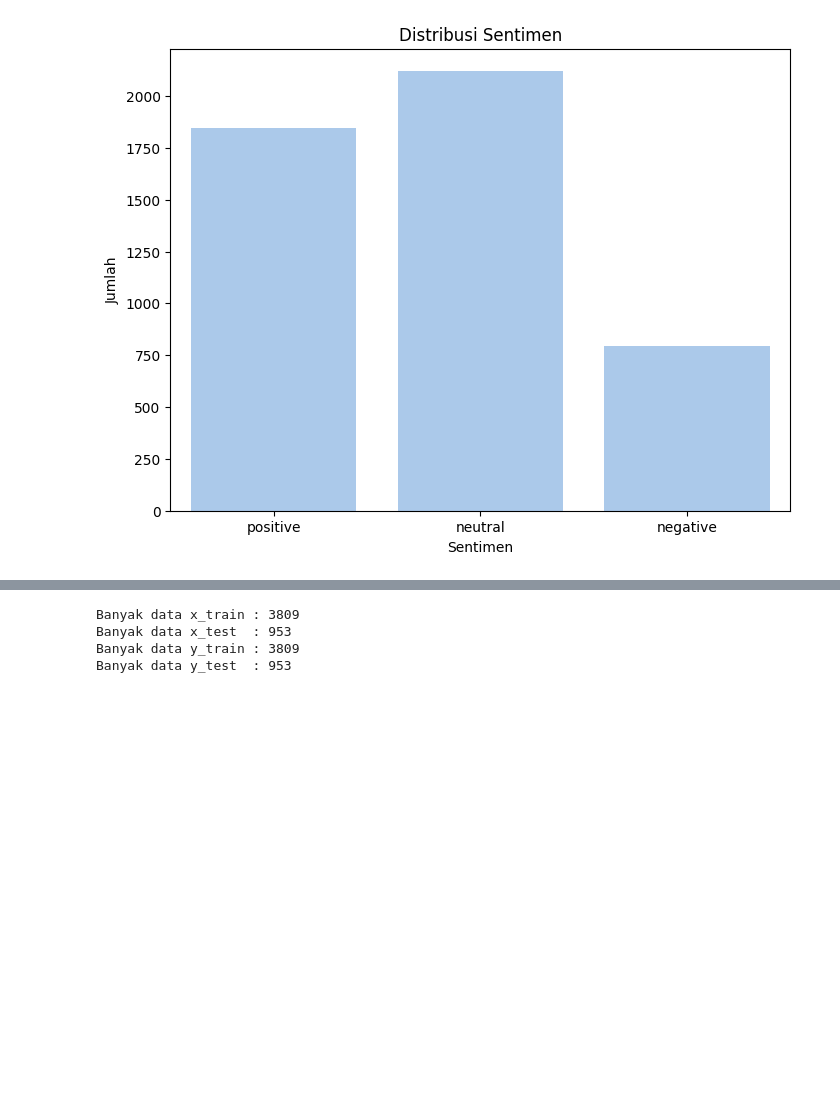
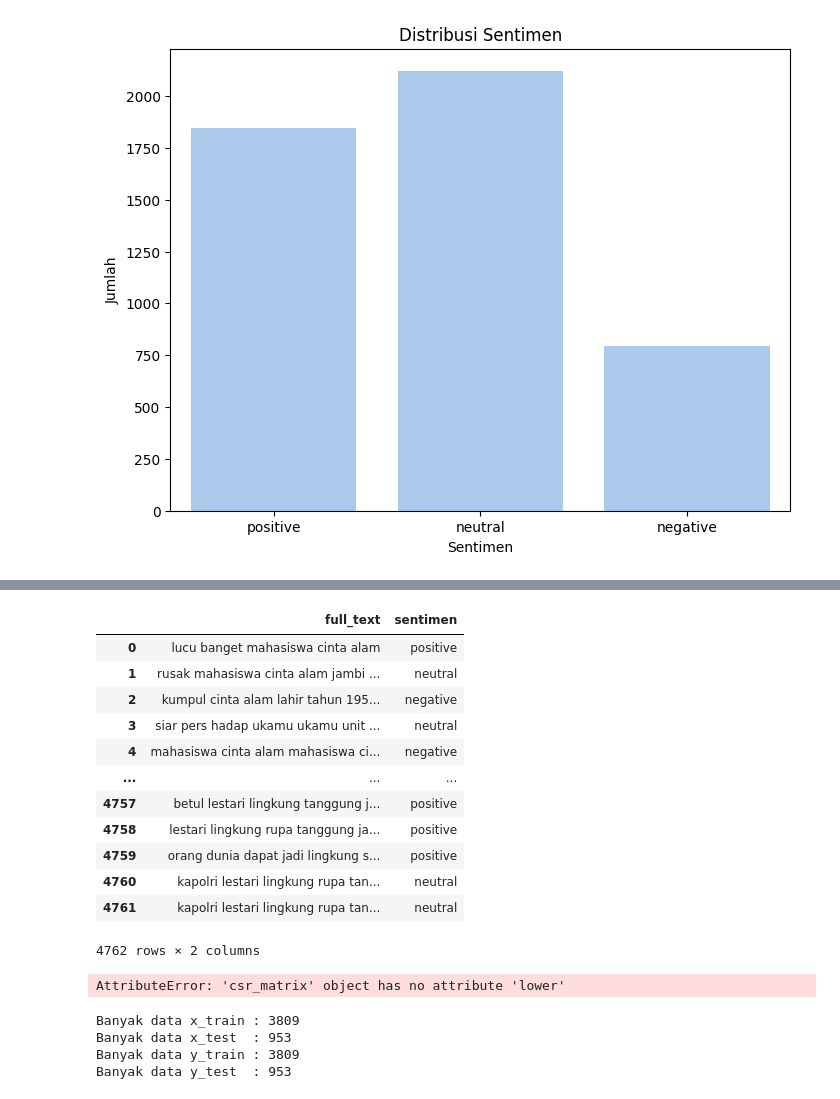
Before and after one commit to tiara070403/skripsi, a Jupyter notebook: skripsi4.ipynb, the cells around one changed output, grey strips where cells are left out. Saved outputs shown, nothing was run; the diff lists cells and outputs as text; code cells hidden in the pictures; blank space fills up the shorter version.

```diff
--- a/skripsi4.ipynb
+++ b/skripsi4.ipynb
@@ -314,3 +511,27 @@ plt.show()
+# %%
+df
+# %% [output]
+|  | full_text | sentimen |
+| 0 | lucu banget mahasiswa cinta alam | positive |
+| 1 | rusak mahasiswa cinta alam jambi ... | neutral |
+| 2 | kumpul cinta alam lahir tahun 195... | negative |
+| 3 | siar pers hadap ukamu ukamu unit ... | neutral |
+| 4 | mahasiswa cinta alam mahasiswa ci... | negative |
+| ... | ... | ... |
+| 4757 | betul lestari lingkung tanggung j... | positive |
+| 4758 | lestari lingkung rupa tanggung ja... | positive |
+| 4759 | orang dunia dapat jadi lingkung s... | positive |
+| 4760 | kapolri lestari lingkung rupa tan... | neutral |
+| 4761 | kapolri lestari lingkung rupa tan... | neutral |
+4762 rows × 2 columns
+# %%
+X_train = vectorizer.fit_transform(X_train)
+X_test = vectorizer.transform(X_test)
+
+print(X_train.shape)
+print(X_test.shape)
+# %% [output]
+AttributeError: 'csr_matrix' object has no attribute 'lower'
 # %%
 X=df.full_text
 y=df.sentimen
```
Also changed, not shown: parts of 34 cells of this notebook.
